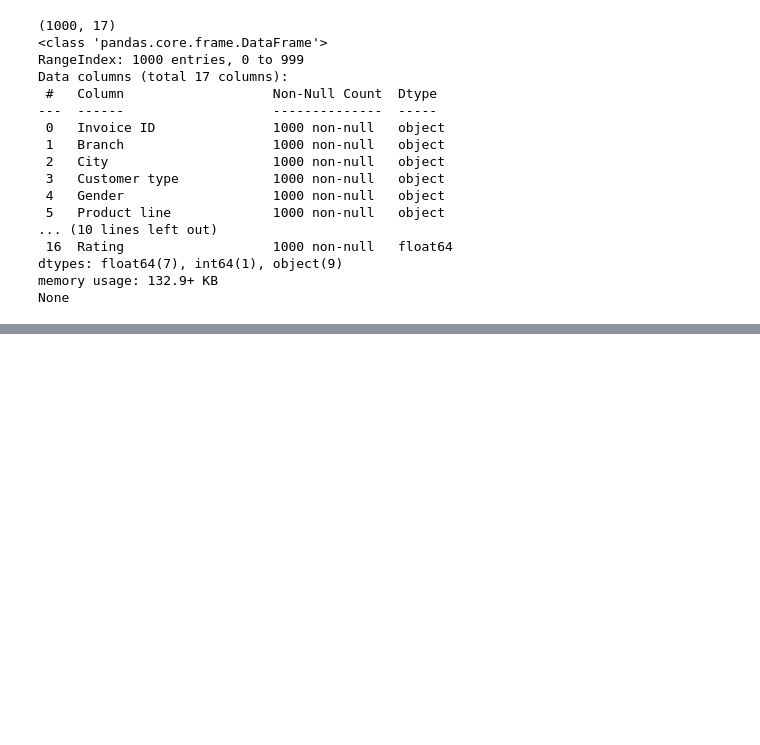
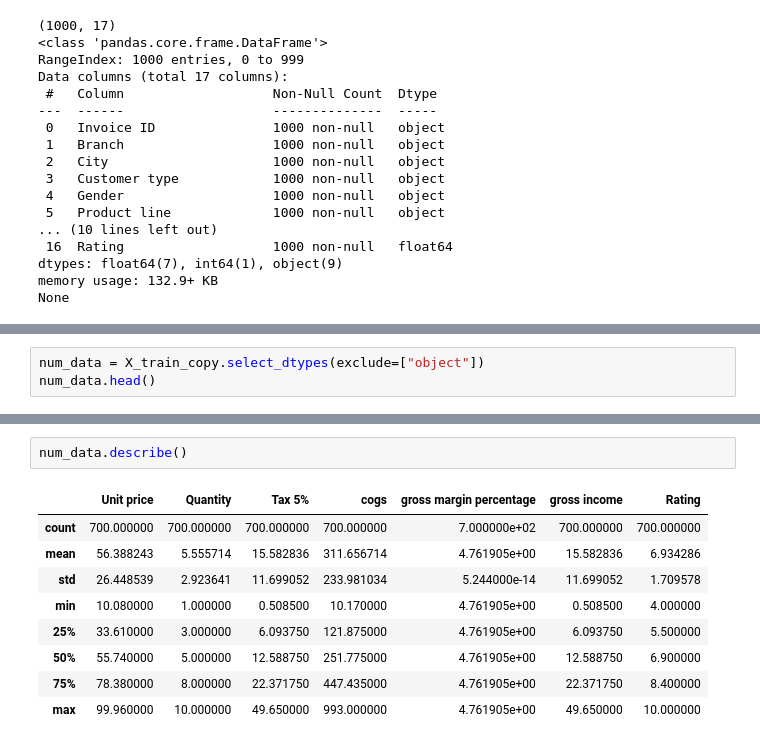
Before and after one commit to h-sutiwas/personal-project, a Jupyter notebook: Sales Retail/analysis.ipynb, the cells around one changed output, grey strips where cells are left out. Saved outputs shown, nothing was run; the diff lists cells and outputs as text; blank space fills up the shorter version.

```diff
--- a/Sales Retail/analysis.ipynb
+++ b/Sales Retail/analysis.ipynb
@@ -45,0 +123,3 @@ None
+# %%
+num_data = X_train_copy.select_dtypes(exclude=["object"])
+num_data.head()
@@ -45,0 +133,12 @@ None
+# %%
+num_data.describe()
+# %% [output]
+|  | Unit price | Quantity | Tax 5% | cogs | gross margin percentage | gross income | Rating |
+| count | 700.000000 | 700.000000 | 700.000000 | 700.000000 | 7.000000e+02 | 700.000000 | 700.000000 |
+| mean | 56.388243 | 5.555714 | 15.582836 | 311.656714 | 4.761905e+00 | 15.582836 | 6.934286 |
+| std | 26.448539 | 2.923641 | 11.699052 | 233.981034 | 5.244000e-14 | 11.699052 | 1.709578 |
+| min | 10.080000 | 1.000000 | 0.508500 | 10.170000 | 4.761905e+00 | 0.508500 | 4.000000 |
+| 25% | 33.610000 | 3.000000 | 6.093750 | 121.875000 | 4.761905e+00 | 6.093750 | 5.500000 |
+| 50% | 55.740000 | 5.000000 | 12.588750 | 251.775000 | 4.761905e+00 | 12.588750 | 6.900000 |
+| 75% | 78.380000 | 8.000000 | 22.371750 | 447.435000 | 4.761905e+00 | 22.371750 | 8.400000 |
+| max | 99.960000 | 10.000000 | 49.650000 | 993.000000 | 4.761905e+00 | 49.650000 | 10.000000 |
```
Also changed, not shown: parts of 8 cells of this notebook.
